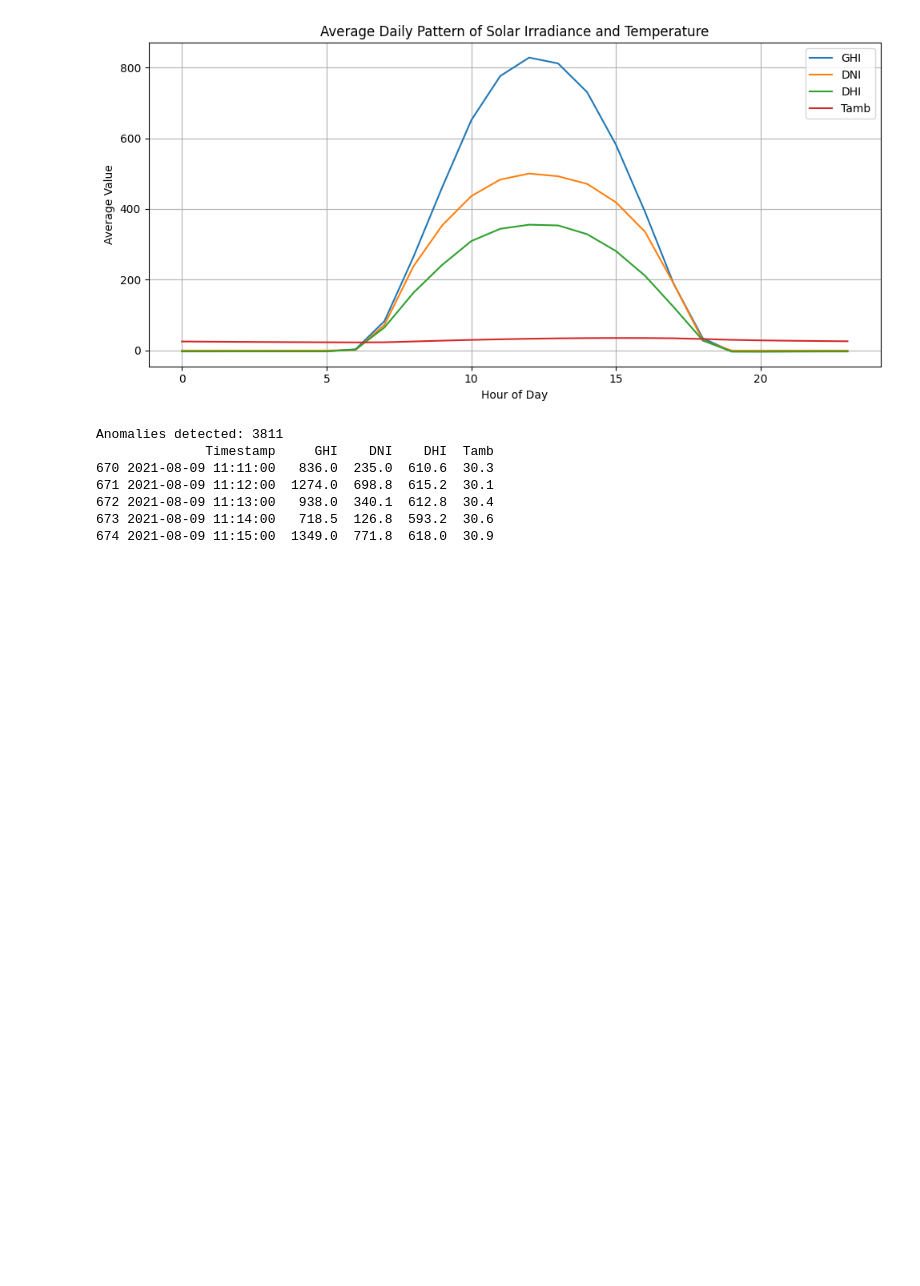
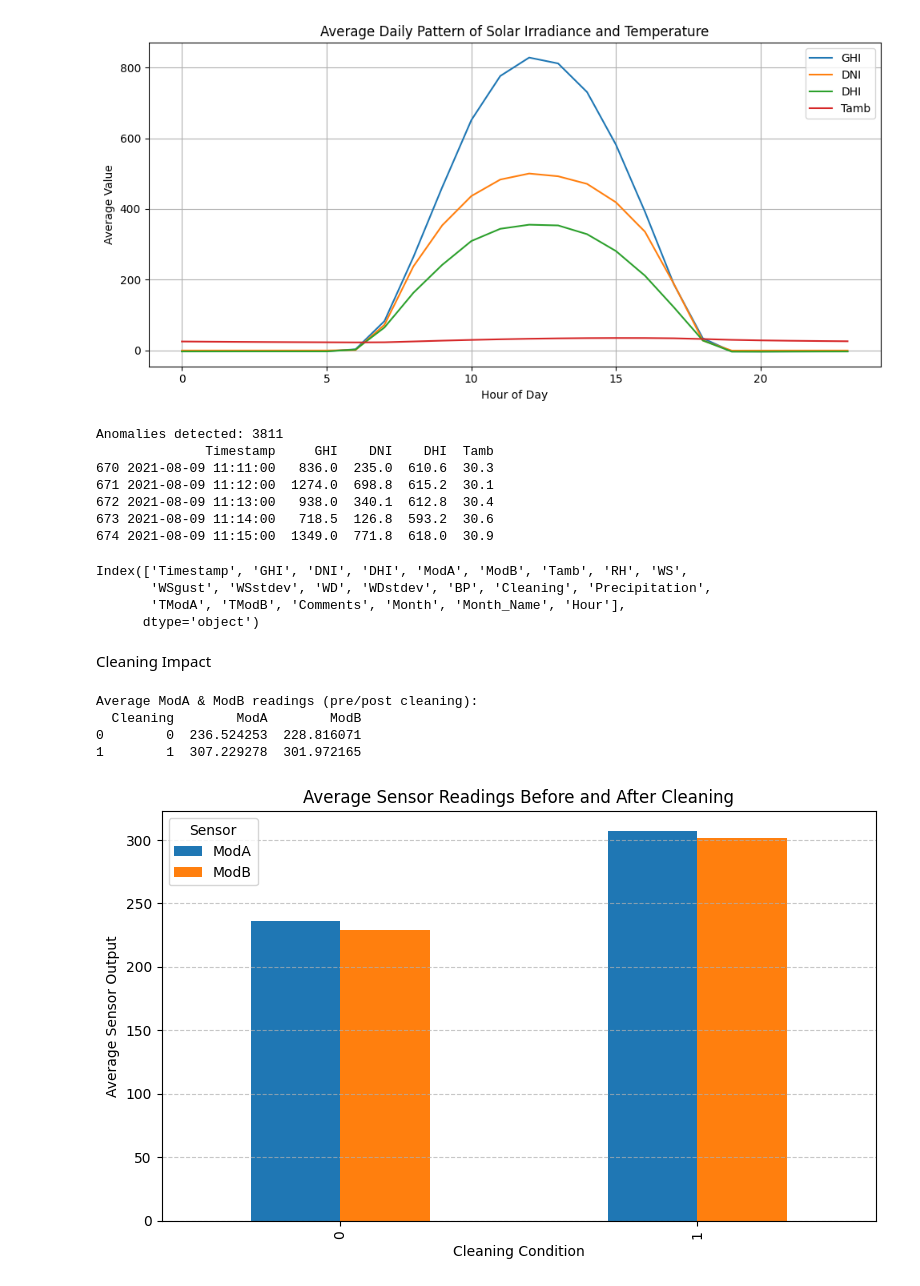
Before and after one commit to Wakgari-Eshetu/solar-challenge-week1, a Jupyter notebook: notebooks/benin_eda.ipynb, the cells around one changed output. Cells and saved outputs as stored; diff of their text form; code cells hidden in the pictures; blank space fills up the shorter version.

```diff
--- a/notebooks/benin_eda.ipynb
+++ b/notebooks/benin_eda.ipynb
@@ -404,3 +404,41 @@ Anomalies detected: 3811
 672 2021-08-09 11:13:00   938.0  340.1  612.8  30.4
 673 2021-08-09 11:14:00   718.5  126.8  593.2  30.6
 674 2021-08-09 11:15:00  1349.0  771.8  618.0  30.9
+# %%
+print(df.columns)
+# %% [output]
+Index(['Timestamp', 'GHI', 'DNI', 'DHI', 'ModA', 'ModB', 'Tamb', 'RH', 'WS',
+       'WSgust', 'WSstdev', 'WD', 'WDstdev', 'BP', 'Cleaning', 'Precipitation',
+       'TModA', 'TModB', 'Comments', 'Month', 'Month_Name', 'Hour'],
+      dtype='object')
+# %% [markdown]
+Cleaning Impact
+# %%
+df['Cleaning'] = df['Cleaning'].astype('category')
+
+
+clean_avg = df.groupby('Cleaning',observed=True)[['ModA', 'ModB']].mean().reset_index()
+
+print("Average ModA & ModB readings (pre/post cleaning):")
+print(clean_avg)
+
+clean_avg.plot(
+    x='Cleaning',
+    y=['ModA', 'ModB'],
+    kind='bar',
+    figsize=(8, 5)
+)
+
+plt.title('Average Sensor Readings Before and After Cleaning')
+plt.xlabel('Cleaning Condition')
+plt.ylabel('Average Sensor Output')
+plt.grid(True, axis='y', linestyle='--', alpha=0.7)
+plt.legend(title='Sensor')
+plt.tight_layout()
+plt.show()
+# %% [output]
+Average ModA & ModB readings (pre/post cleaning):
+  Cleaning        ModA        ModB
+0        0  236.524253  228.816071
+1        1  307.229278  301.972165
+[figure, added]
```
